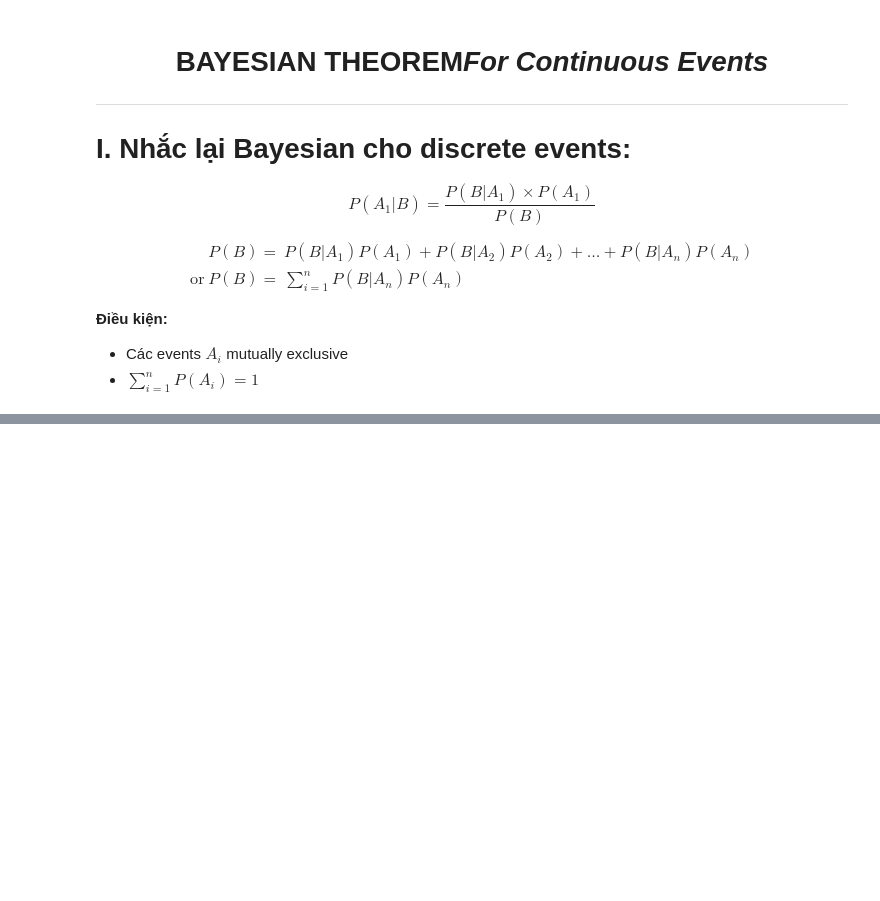
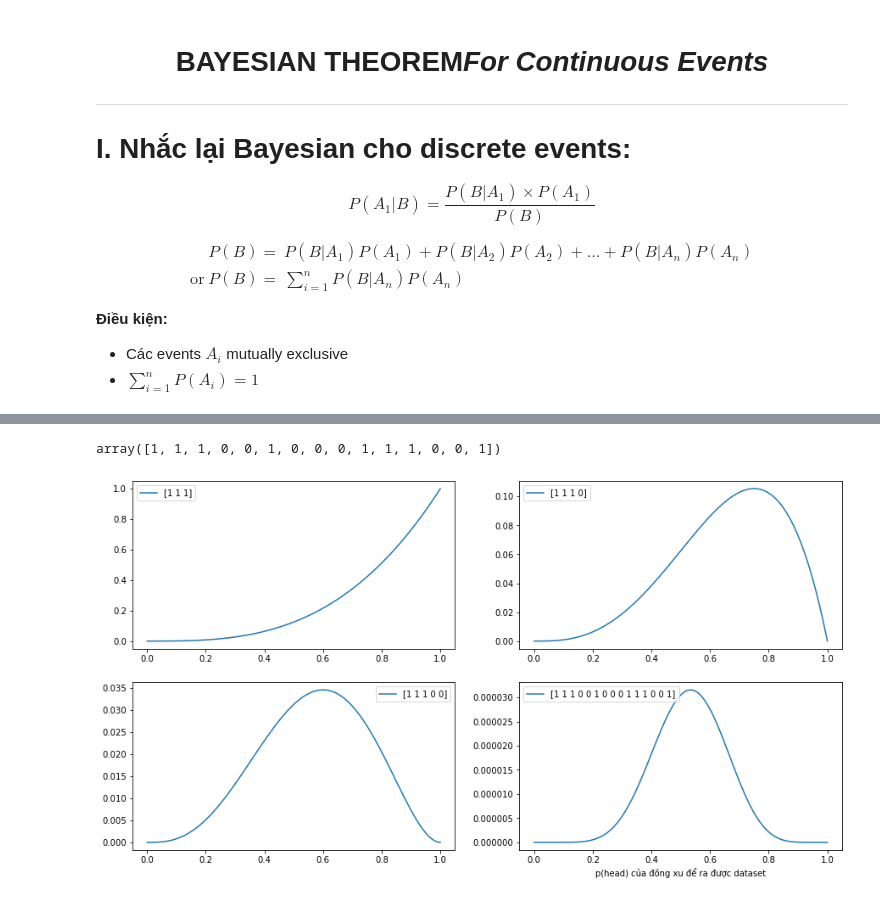
Before and after one commit to nguyetvo/cch-data-notebooks, a Jupyter notebook: unit_4/bayes-lien-tuc.ipynb, the cells around one changed output, grey strips where cells are left out. Saved outputs shown, nothing was run; the diff lists cells and outputs as text; code cells hidden in the pictures; blank space fills up the shorter version.

```diff
--- a/unit_4/bayes-lien-tuc.ipynb
+++ b/unit_4/bayes-lien-tuc.ipynb
@@ -15,0 +56,24 @@ P(B) =& P(B|A_1)P(A_1) + P(B|A_2)P(A_2) + \dots + P(B|A_n)P(A_n)\\
+# %%
+# Giả lập 1 đồng xu tung 15 lần có dataset như sau, với head=1
+np.random.seed(1001)
+data = np.random.randint(0,2,15)
+data
+# %% [output]
+array([1, 1, 1, 0, 0, 1, 0, 0, 0, 1, 1, 1, 0, 0, 1])
+# %%
+# vẽ likelihood function
+params = np.linspace(0,1,100)
+
+fig, ax = plt.subplots(2,2, figsize=(15,8))
+
+for partial_data, sub_ax in zip([data[:3], data[:4], data[:5], data], ax.ravel() ):
+    n = partial_data.size
+    k = partial_data.sum()
+    sub_ax.plot(params,
+                ((params**k)*((1-params)**(n-k))) ,   # likelihood function cho bernoulli
+                label=partial_data)
+    sub_ax.legend();
+
+ax[1,1].set_xlabel("p(head) của đồng xu để ra được dataset");
+# %% [output]
+[figure, added]
```
Also changed, not shown: parts of 7 cells of this notebook, 1 other file.
